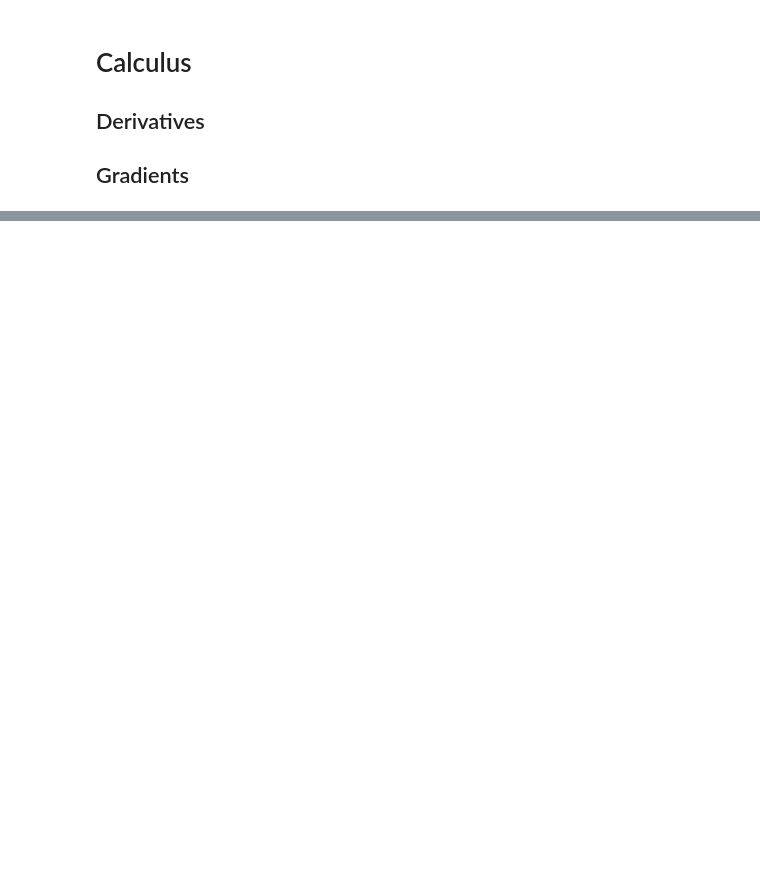
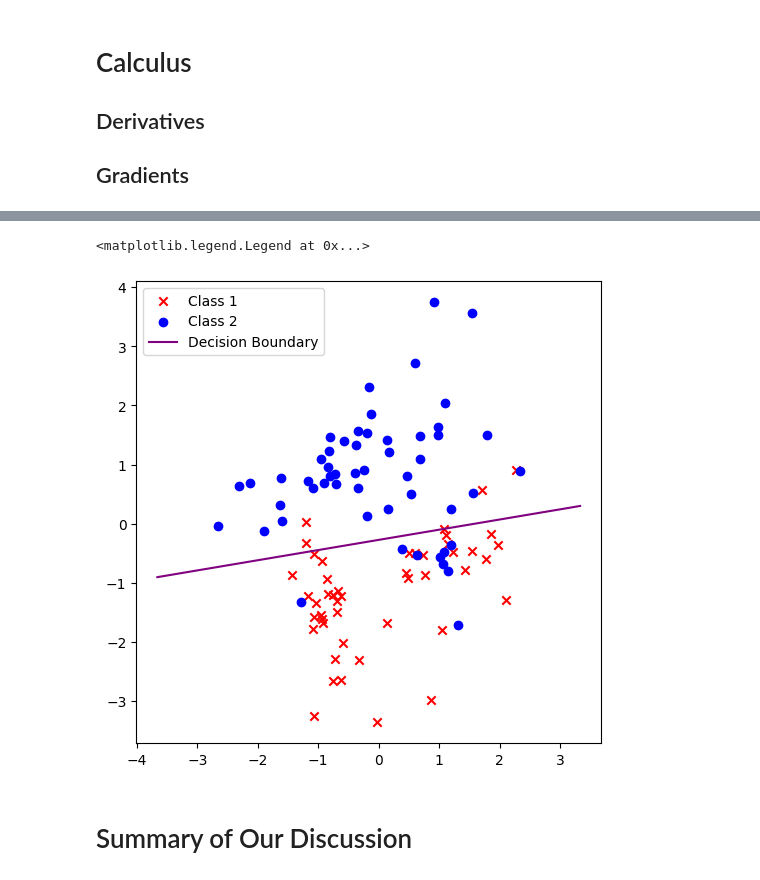
Before and after one commit to weirichd/comp_374, a Jupyter notebook: lecture_notes/Week_1.ipynb, the cells around one changed output, grey strips where cells are left out. Drawn from its saved outputs; the diff is of its cells as text; code cells hidden in the pictures; blank space fills up the shorter version.

```diff
--- a/lecture_notes/Week_1.ipynb
+++ b/lecture_notes/Week_1.ipynb
@@ -97,0 +336,41 @@ This is not typical in a linear algebra class, but is something we will do frequ
+# %%
+# Example of a logistic regression modeling problem
+
+
+X, y = make_classification(
+    n_samples=100,
+    n_features=2,
+    n_informative=2,
+    n_redundant=0,
+)
+
+# Here we will use the sklearn built in logistic regression model instead of building our own
+
+lr_model = LogisticRegression()
+lr_model.fit(X, y)
+
+# Plot the training data and model's decision boundary
+
+plt.figure(figsize=(6, 6))
+
+plt.scatter(X[y == 0, 0], X[y == 0, 1], marker='x', c='red', label='Class 1')
+plt.scatter(X[y == 1, 0], X[y == 1, 1], marker='o', c='blue', label='Class 2')
+
+# Extract the coefficients and intercept
+w = lr_model.coef_[0]
+b = lr_model.intercept_[0]
+
+# Define x values (covering the data range)
+x_vals = np.linspace(X[:, 0].min() - 1, X[:, 0].max() + 1, 100)
+
+# Compute corresponding y values for decision boundary (w1*x1 + w2*x2 + b = 0)
+y_vals = -(w[0] * x_vals + b) / w[1]
+
+# Plot the decision boundary
+plt.plot(x_vals, y_vals, c='purple', label="Decision Boundary")
+plt.legend()
+# %% [output]
+<matplotlib.legend.Legend at 0x...>
+[figure, added]
+# %% [markdown]
+# Summary of Our Discussion
```
Also changed, not shown: parts of 8 cells of this notebook, 2 other files.
